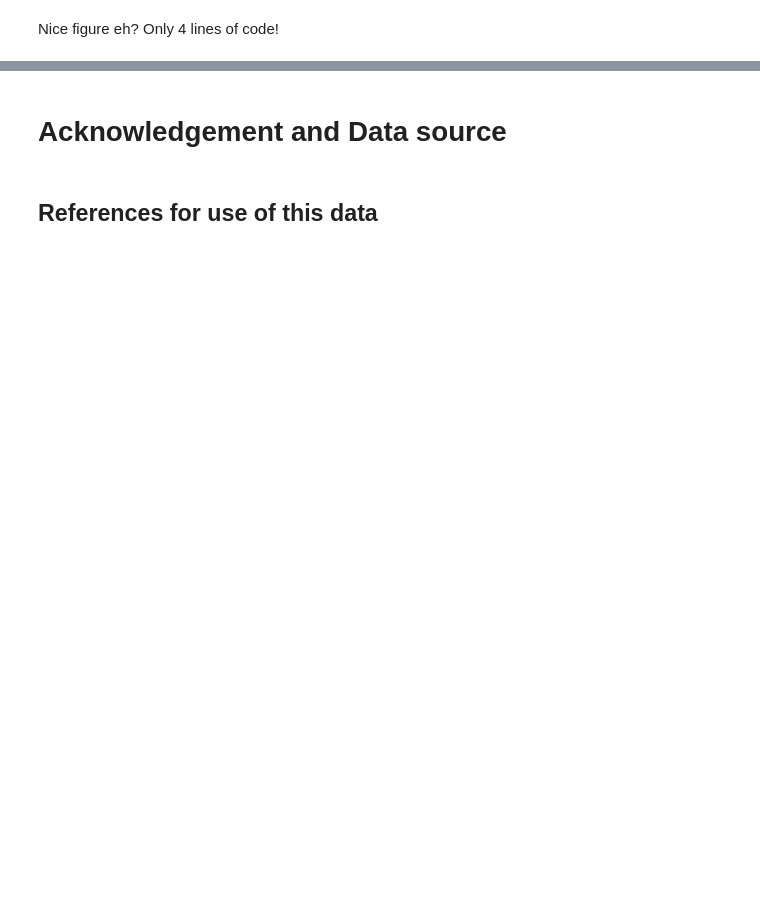
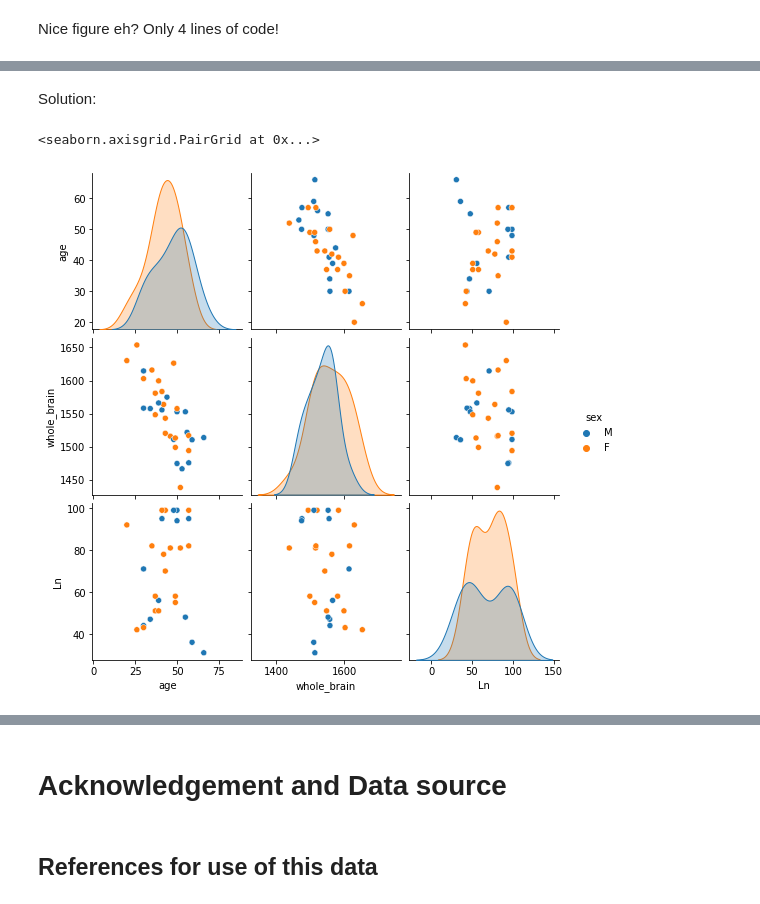
Before and after one commit to OpenMRBenelux/openmr2021-dataviz-workshop, a Jupyter notebook: code/01_python_viz.ipynb, the cells around one changed output, grey strips where cells are left out. Saved outputs shown, nothing was run; the diff lists cells and outputs as text; code cells hidden in the pictures; blank space fills up the shorter version.

```diff
--- a/code/01_python_viz.ipynb
+++ b/code/01_python_viz.ipynb
@@ -401,0 +440,7 @@ Nice figure eh? Only 4 lines of code!
+# %% [markdown]
+Solution:
+# %%
+sns.pairplot(df[['age', 'whole_brain', 'Ln', 'sex']], diag_kind = 'kde', hue = 'sex')
+# %% [output]
+<seaborn.axisgrid.PairGrid at 0x...>
+[figure, added]
```
Also changed, not shown: parts of 24 cells of this notebook, 1 other file.
